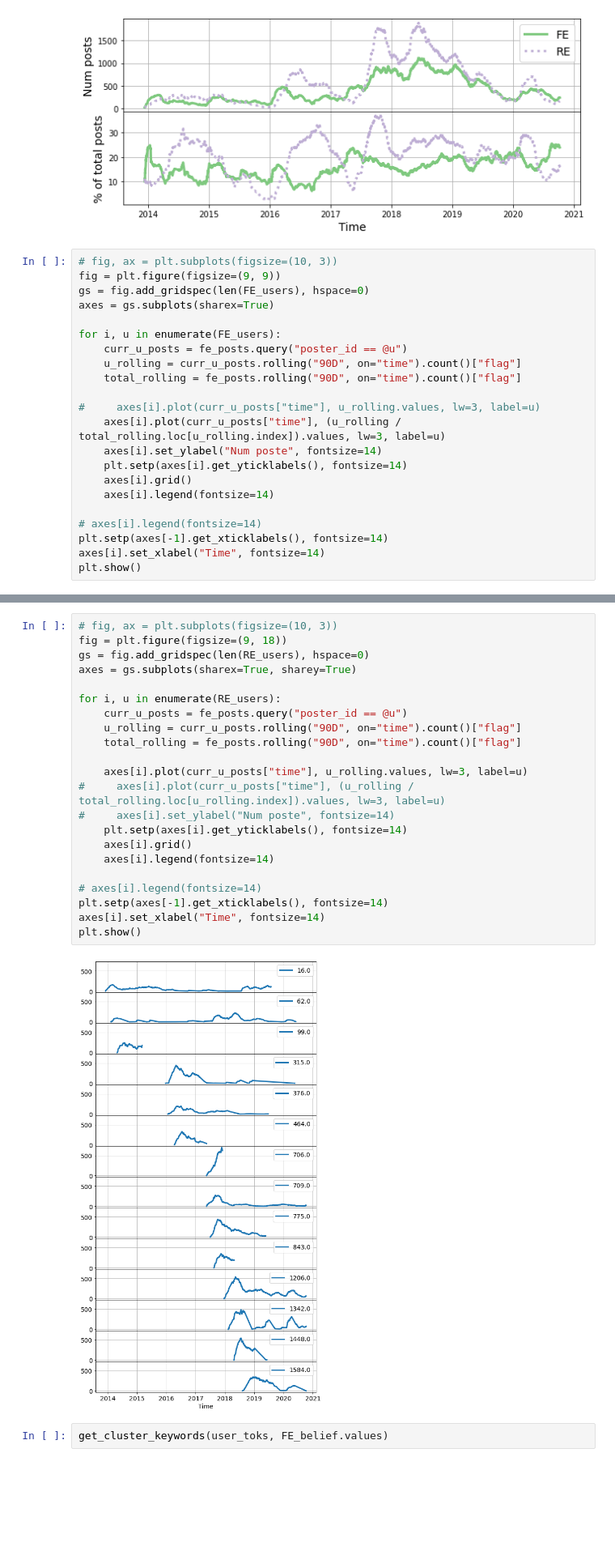
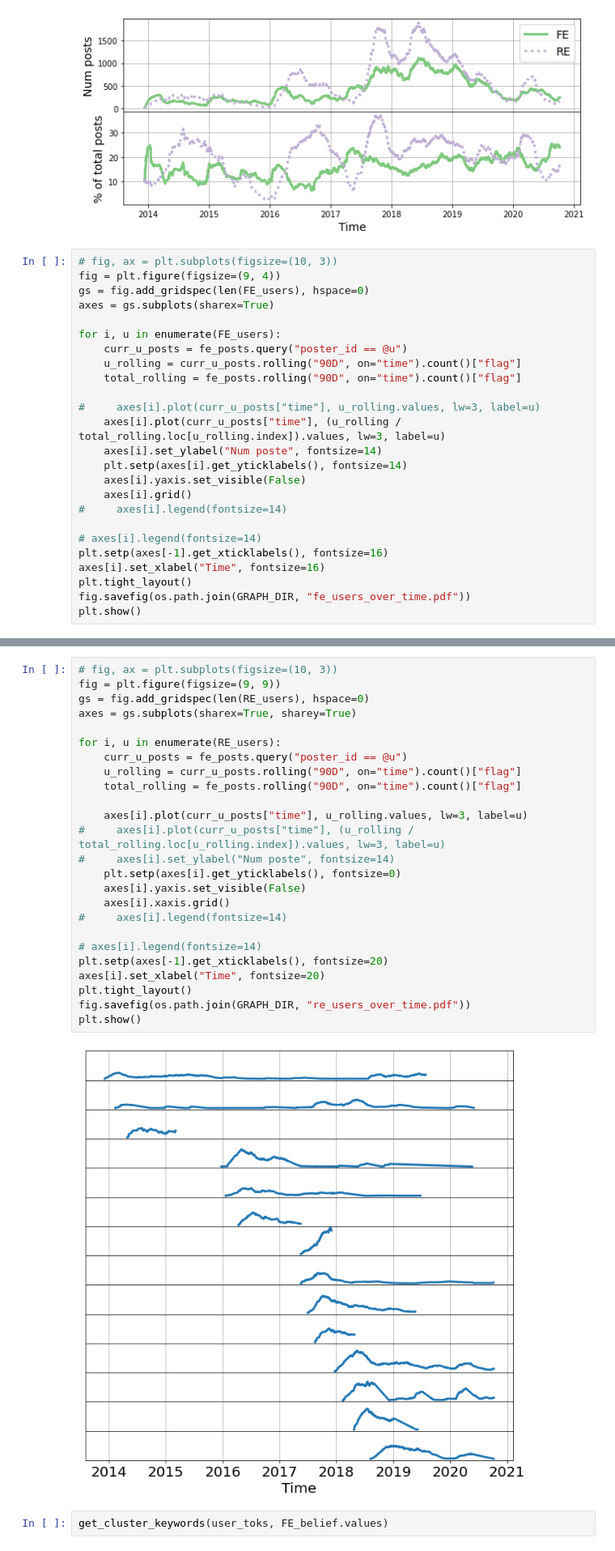
Before and after one commit to dearden/thesis_flat_earth, a Jupyter notebook: 6.4 - Linguistic Groups/Clustering Users - Hierarchical.ipynb, the cells around one changed output, grey strips where cells are left out. Shown: that part at 81% size. Saved outputs shown, nothing was run; the diff lists cells and outputs as text; blank space fills up the shorter version.

```diff
--- a/6.4 - Linguistic Groups/Clustering Users - Hierarchical.ipynb
+++ b/6.4 - Linguistic Groups/Clustering Users - Hierarchical.ipynb
@@ -1588,7 +1588,7 @@ plt.show()
 [figure]
 # %%
 # fig, ax = plt.subplots(figsize=(10, 3))
-fig = plt.figure(figsize=(9, 9))
+fig = plt.figure(figsize=(9, 4))
 gs = fig.add_gridspec(len(FE_users), hspace=0)
 axes = gs.subplots(sharex=True)
 
@@ -1601,11 +1601,14 @@ for i, u in enumerate(FE_users):
     axes[i].plot(curr_u_posts["time"], (u_rolling / total_rolling.loc[u_rolling.index]).values, lw=3, label=u)
     axes[i].set_ylabel("Num poste", fontsize=14)
     plt.setp(axes[i].get_yticklabels(), fontsize=14)
+    axes[i].yaxis.set_visible(False)
     axes[i].grid()
-    axes[i].legend(fontsize=14)
+#     axes[i].legend(fontsize=14)
 
 # axes[i].legend(fontsize=14)
-plt.setp(axes[-1].get_xticklabels(), fontsize=14)
-axes[i].set_xlabel("Time", fontsize=14)
+plt.setp(axes[-1].get_xticklabels(), fontsize=16)
+axes[i].set_xlabel("Time", fontsize=16)
+plt.tight_layout()
+fig.savefig(os.path.join(GRAPH_DIR, "fe_users_over_time.pdf"))
 plt.show()
 # %% [output]
@@ -1613,27 +1616,30 @@ plt.show()
 # %%
 # fig, ax = plt.subplots(figsize=(10, 3))
-fig = plt.figure(figsize=(9, 18))
+fig = plt.figure(figsize=(9, 9))
 gs = fig.add_gridspec(len(RE_users), hspace=0)
 axes = gs.subplots(sharex=True, sharey=True)
 
 for i, u in enumerate(RE_users):
     curr_u_posts = fe_posts.query("poster_id == @u")
     u_rolling = curr_u_posts.rolling("90D", on="time").count()["flag"]
     total_rolling = fe_posts.rolling("90D", on="time").count()["flag"]
 
     axes[i].plot(curr_u_posts["time"], u_rolling.values, lw=3, label=u)
 #     axes[i].plot(curr_u_posts["time"], (u_rolling / total_rolling.loc[u_rolling.index]).values, lw=3, label=u)
 #     axes[i].set_ylabel("Num poste", fontsize=14)
-    plt.setp(axes[i].get_yticklabels(), fontsize=14)
-    axes[i].grid()
-    axes[i].legend(fontsize=14)
+    plt.setp(axes[i].get_yticklabels(), fontsize=0)
+    axes[i].yaxis.set_visible(False)
+    axes[i].xaxis.grid()
+#     axes[i].legend(fontsize=14)
 
 # axes[i].legend(fontsize=14)
-plt.setp(axes[-1].get_xticklabels(), fontsize=14)
-axes[i].set_xlabel("Time", fontsize=14)
+plt.setp(axes[-1].get_xticklabels(), fontsize=20)
+axes[i].set_xlabel("Time", fontsize=20)
+plt.tight_layout()
+fig.savefig(os.path.join(GRAPH_DIR, "re_users_over_time.pdf"))
 plt.show()
 # %% [output]
-[figure, old version]
+[figure, new version]
 # %%
 get_cluster_keywords(user_toks, FE_belief.values)
 # %% [output]
```
Also changed, not shown: parts of 24 cells of this notebook, 14 other files.
